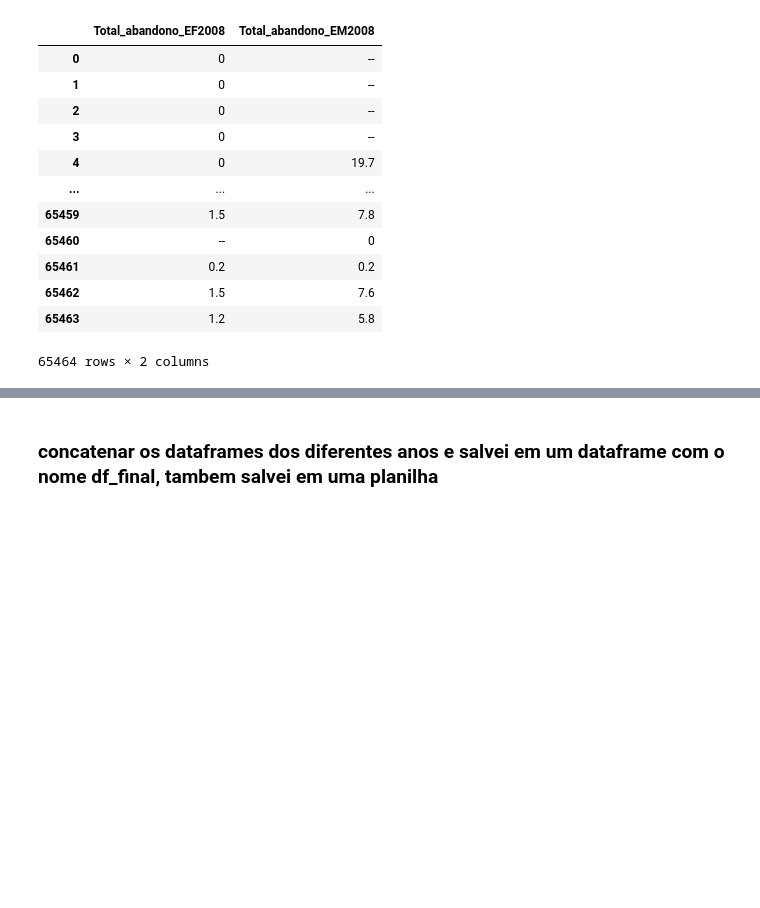
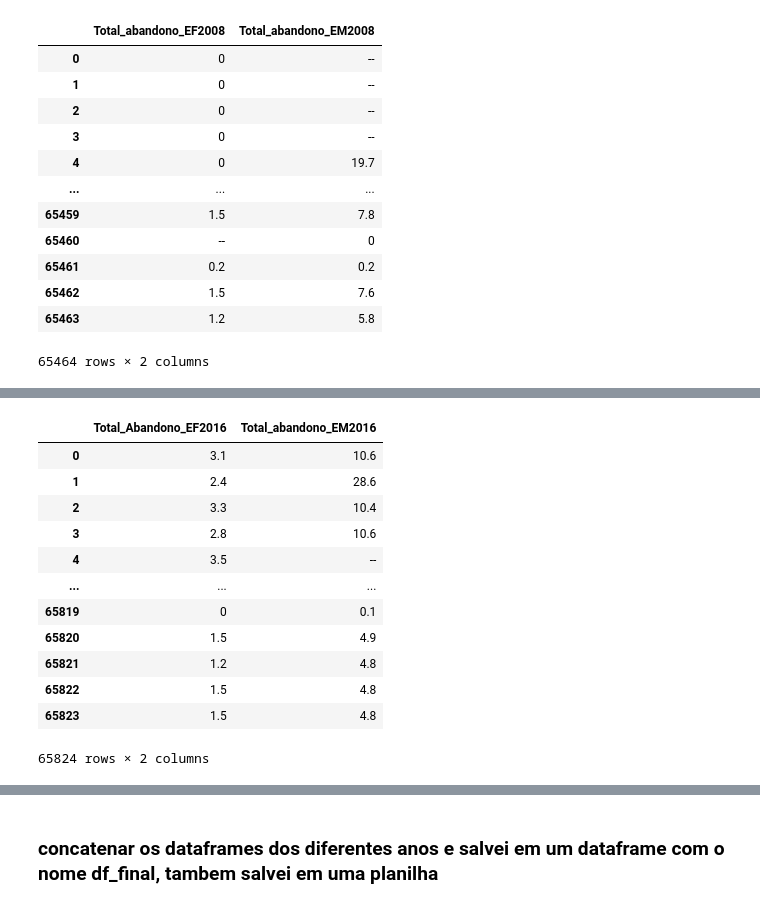
Before and after one commit to thiagodasillva/escolarData, a Jupyter notebook: mesclagem.ipynb, the cells around one changed output, grey strips where cells are left out. Saved outputs shown, nothing was run; the diff lists cells and outputs as text; code cells hidden in the pictures; blank space fills up the shorter version.

```diff
--- a/mesclagem.ipynb
+++ b/mesclagem.ipynb
@@ -67,0 +166,18 @@ df2015
+# %%
+df2016 = pd.read_csv("Dados Tratados/dadosTratados2016.csv")
+df2016= df2016.iloc[:,[6,7]]
+df2016
+# %% [output]
+|  | Total_Abandono_EF2016 | Total_abandono_EM2016 |
+| 0 | 3.1 | 10.6 |
+| 1 | 2.4 | 28.6 |
+| 2 | 3.3 | 10.4 |
+| 3 | 2.8 | 10.6 |
+| 4 | 3.5 | -- |
+| ... | ... | ... |
+| 65819 | 0 | 0.1 |
+| 65820 | 1.5 | 4.9 |
+| 65821 | 1.2 | 4.8 |
+| 65822 | 1.5 | 4.8 |
+| 65823 | 1.5 | 4.8 |
+65824 rows × 2 columns
```
Also changed, not shown: parts of 17 cells of this notebook, 1 other file.
